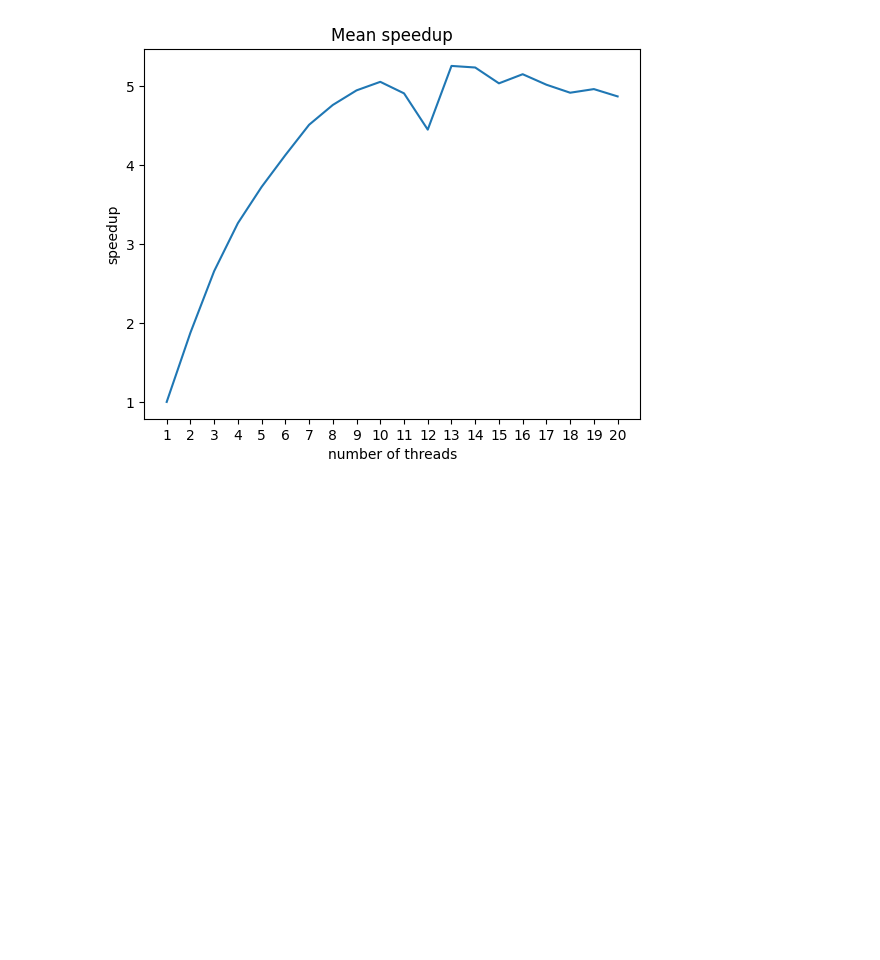
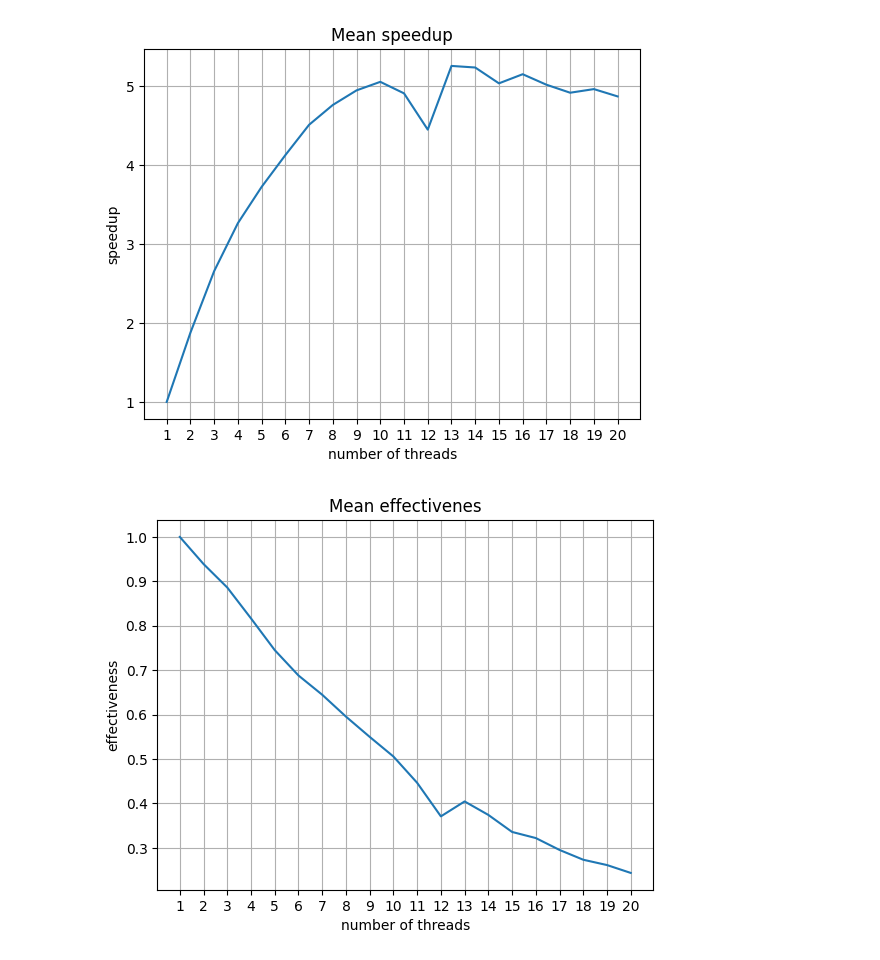
Before and after one commit to a13xbb/parallel-c, a Jupyter notebook: plots.ipynb, the cells around one changed output. Drawn from its saved outputs; the diff is of its cells as text; code cells hidden in the pictures; blank space fills up the shorter version.

```diff
--- a/plots.ipynb
+++ b/plots.ipynb
@@ -29,4 +27,6 @@ speedups = list(map(lambda t: times[0] / t, times))
 # %%
+speedups = list(map(lambda t: times[0] / t, times))
+
 plt.plot(range(1, N_THREADS + 1), speedups)
 plt.xlabel('number of threads')
 plt.ylabel('speedup')
@@ -35,4 +35,18 @@ plt.xticks([i for i in range(1, N_THREADS + 1)], [i for i in range(1, N_THREADS
 plt.grid(True)
 plt.show()
 # %% [output]
-[figure, old version]
+[figure, new version]
+# %%
+efs = []
+for i, sp in enumerate(speedups):
+    efs.append(sp / (i + 1))
+
+plt.plot(range(1, N_THREADS + 1), efs)
+plt.xlabel('number of threads')
+plt.ylabel('effectiveness')
+plt.title('Mean effectivenes (on 6-core processor)')
+plt.xticks([i for i in range(1, N_THREADS + 1)], [i for i in range(1, N_THREADS + 1)])
+plt.grid(True)
+plt.show()
+# %% [output]
+[figure, added]
```
Also changed, not shown: parts of 2 cells of this notebook.
